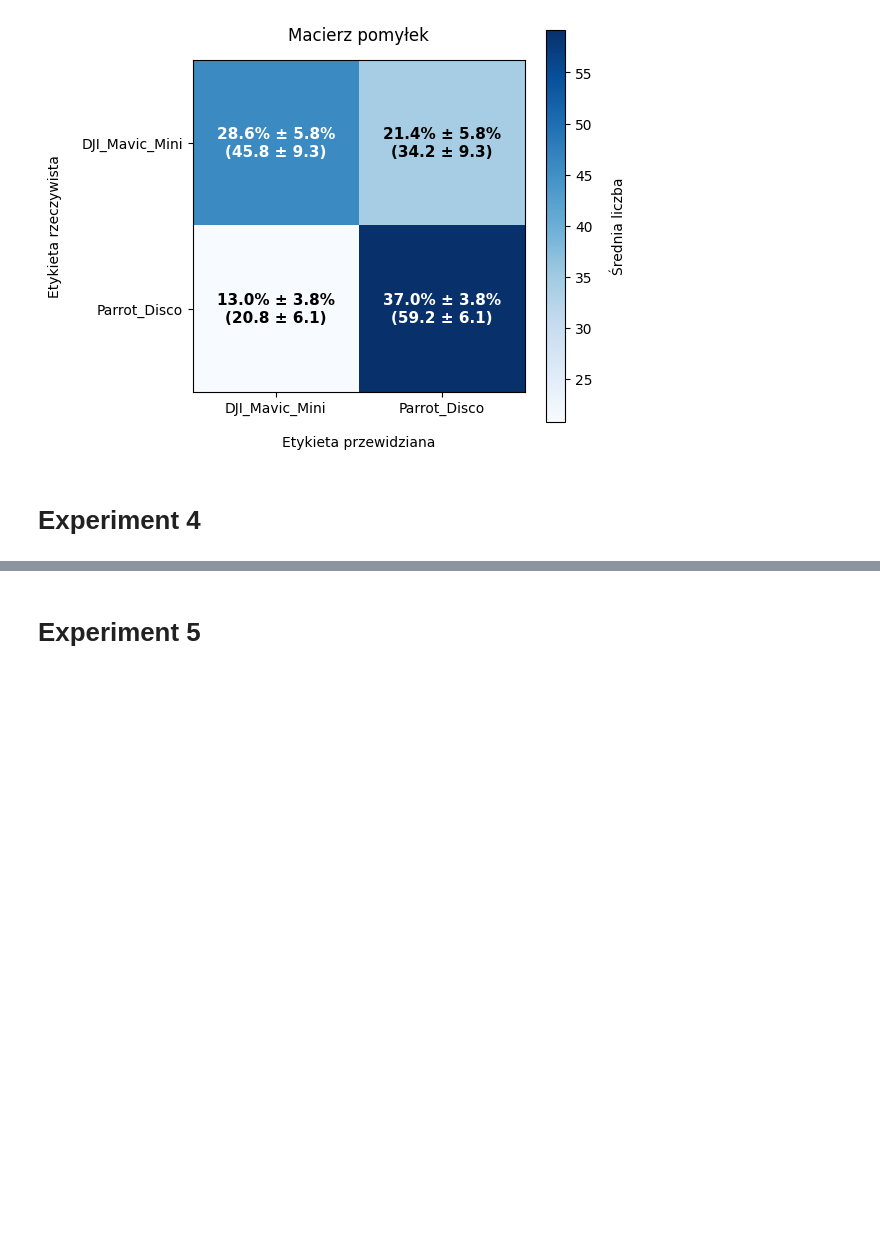
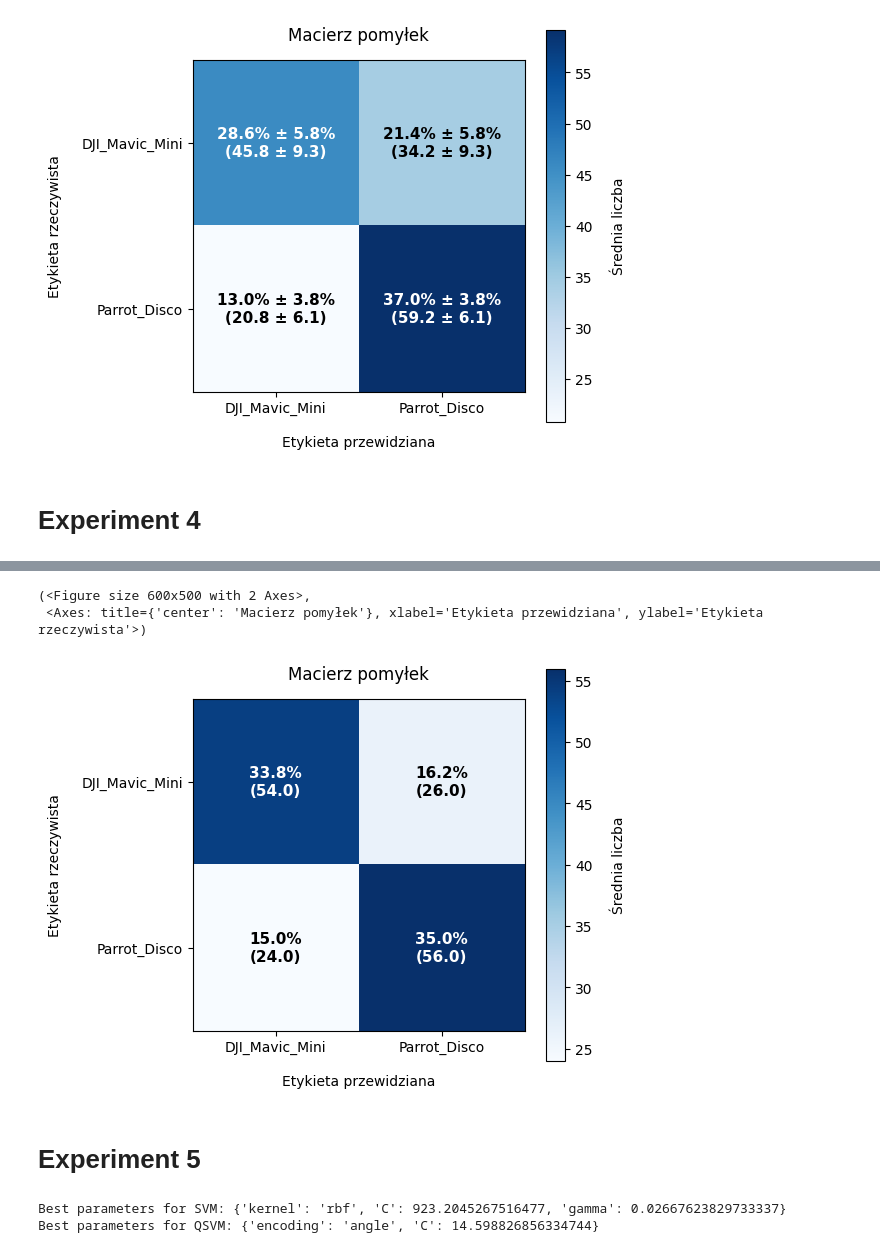
Before and after one commit to AdrianPanasiewicz/QML_for_radar_classification, a Jupyter notebook: MachineLearning/training_pipeline.ipynb, the cells around one changed output, grey strips where cells are left out. Drawn from its saved outputs; the diff is of its cells as text; code cells hidden in the pictures; blank space fills up the shorter version.

```diff
--- a/MachineLearning/training_pipeline.ipynb
+++ b/MachineLearning/training_pipeline.ipynb
@@ -1313,0 +1352,18 @@ svm_optuna_results
+# %%
+PROJECT_ROOT = Path().cwd().parent
+training_path = PROJECT_ROOT / "Data" / "Datasets" / "time_domain" / "training_dataset.pkl"
+validating_path = PROJECT_ROOT / "Data" / "Datasets" / "time_domain" / "validating_dataset.pkl"
+testing_path = PROJECT_ROOT / "Data" / "Datasets" / "time_domain" / "testing_dataset.pkl"
+trainer = StatisticalTrainer(training_path, validating_path, testing_path, criterion = nn.BCEWithLogitsLoss())
+
+model_config = angle_optuna_results.best_params
+training_config = {
+    "device": "cuda" if torch.cuda.is_available() else "cpu"
+}
+
+config = {
+    "model_config" : model_config,
+    "training_config" : training_config,
+}
+
+angle_model, angle_metrics = trainer.train_model(QuantumSupportVectorMachine, config)
@@ -1314,2 +1383,9 @@ svm_optuna_results
+# %%
+plotter = DataVisualizer(language="polish")
+plotter.plot_confusion_matrix(angle_metrics, significant_digits=1, include_std=False)
+# %% [output]
+(<Figure size 600x500 with 2 Axes>,
+ <Axes: title={'center': 'Macierz pomyłek'}, xlabel='Etykieta przewidziana', ylabel='Etykieta rzeczywista'>)
+[figure, added]
 # %% [markdown]
 # Experiment 5
@@ -1315,0 +1401,6 @@ svm_optuna_results
+# %%
+print(f"Best parameters for SVM: {svm_optuna_results.best_params}")
+print(f"Best parameters for QSVM: {qsvm_optuna_results.best_params}")
+# %% [output]
+Best parameters for SVM: {'kernel': 'rbf', 'C': 923.2045267516477, 'gamma': 0.02667623829733337}
+Best parameters for QSVM: {'encoding': 'angle', 'C': 14.598826856334744}
```
Also changed, not shown: parts of 14 cells of this notebook, 6 other files.
